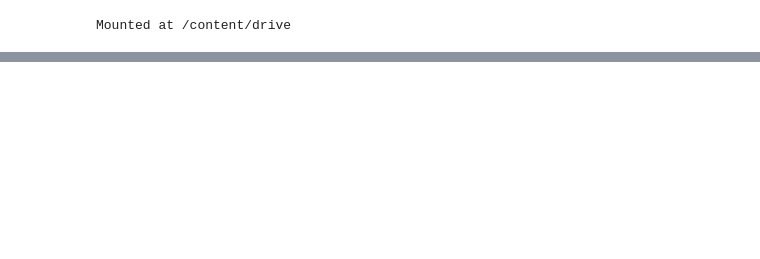
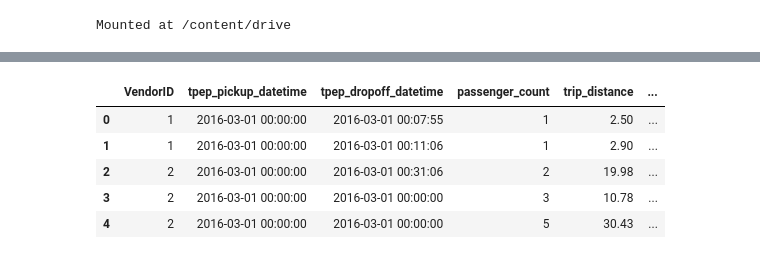
Before and after one commit to davneesh/Uber-Analytics, a Jupyter notebook: Uber_Analytics.ipynb, the cells around one changed output, grey strips where cells are left out. Saved outputs shown, nothing was run; the diff lists cells and outputs as text; code cells hidden in the pictures; blank space fills up the shorter version.

```diff
--- a/Uber_Analytics.ipynb
+++ b/Uber_Analytics.ipynb
@@ -28,0 +61,9 @@ uber
+# %%
+uber.head()
+# %% [output]
+|  | VendorID | tpep_pickup_datetime | tpep_dropoff_datetime | passenger_count | trip_distance | ... |
+| 0 | 1 | 2016-03-01 00:00:00 | 2016-03-01 00:07:55 | 1 | 2.50 | ... |
+| 1 | 1 | 2016-03-01 00:00:00 | 2016-03-01 00:11:06 | 1 | 2.90 | ... |
+| 2 | 2 | 2016-03-01 00:00:00 | 2016-03-01 00:31:06 | 2 | 19.98 | ... |
+| 3 | 2 | 2016-03-01 00:00:00 | 2016-03-01 00:00:00 | 3 | 10.78 | ... |
+| 4 | 2 | 2016-03-01 00:00:00 | 2016-03-01 00:00:00 | 5 | 30.43 | ... |
```
Also changed, not shown: parts of 8 cells of this notebook.
